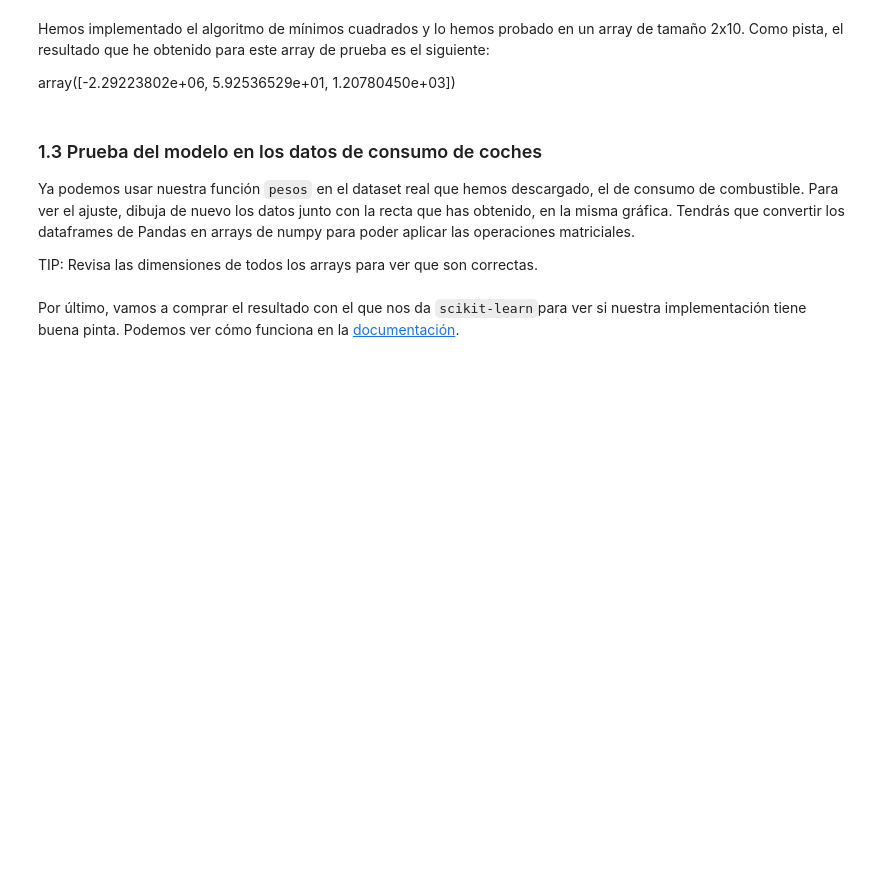
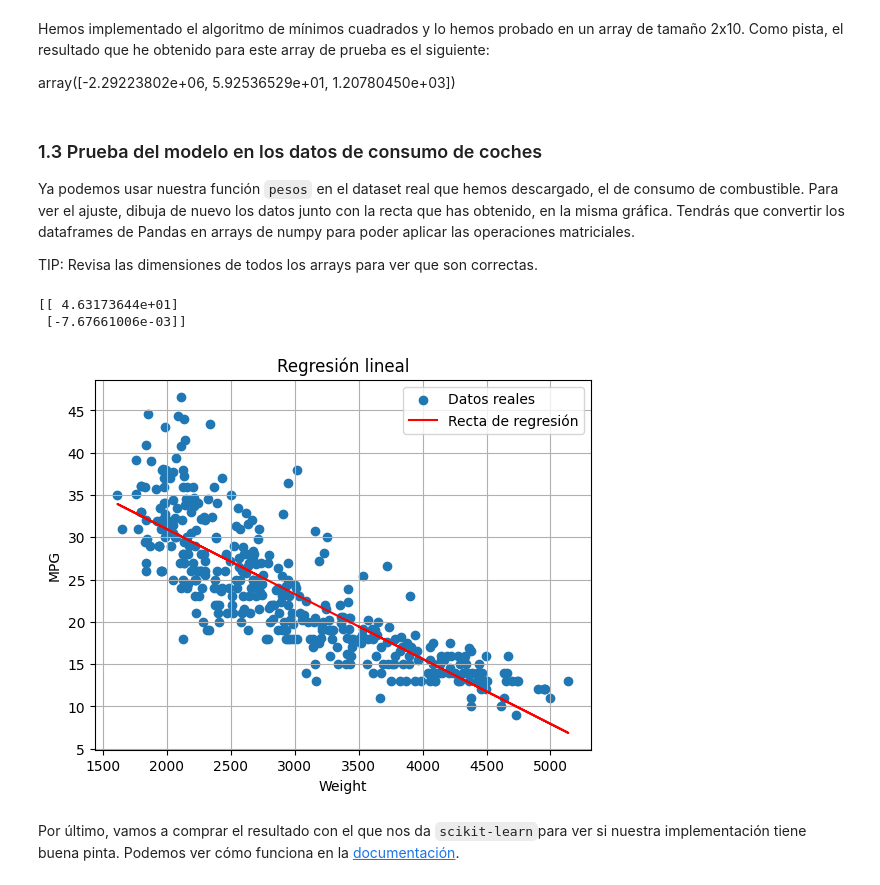
Before and after one commit to Amzsergio/Keepcoding, a Jupyter notebook: ALG-PRACTICA_propuesta.ipynb, the cells around one changed output. Drawn from its saved outputs; the diff is of its cells as text; code cells hidden in the pictures; blank space fills up the shorter version.

```diff
--- a/ALG-PRACTICA_propuesta.ipynb
+++ b/ALG-PRACTICA_propuesta.ipynb
@@ -40,8 +40,8 @@ from ucimlrepo import fetch_ucirepo
 auto_mpg = fetch_ucirepo(id=9)
 
 # data (as pandas dataframes)
-X = auto_mpg.data.features
-y = auto_mpg.data.targets
+X_df = auto_mpg.data.features
+y_dt = auto_mpg.data.targets
 
 # metadata
 print(auto_mpg.metadata)
@@ -310,6 +296,48 @@ Ya podemos usar nuestra función `pesos` en el dataset real que hemos descargado
 
 TIP: Revisa las dimensiones de todos los arrays para ver que son correctas.
 # %%
-# TODO Aplica el modelo y dibuja la recta junto con los datos
+# Vuelvo a traer limpio mi dataset
+from ucimlrepo import fetch_ucirepo
+
+# fetch dataset
+auto_mpg = fetch_ucirepo(id=9)
+
+# data (as pandas dataframes)
+X_df = auto_mpg.data.features
+y_dt = auto_mpg.data.targets
+# %%
+# TODO Aplica el modelo y dibuja la recta junto con los datos
+import matplotlib.pyplot as plt
+
+#Limpio el dataset de los valores nulos
+clean_null_data(X_df)
+
+# Extraigo la variable independiente "Weight" en array
+X_array = X_df[['weight']].values
+
+# Transformo data target a arrays
+y_array = y_dt.to_numpy()
+
+# aplico modelo con la variable weight
+
+W = pesos_ols(X_array, y_array)
+print(W)
+
+# Predicción con el modelo: y_pred = w0 + w1 * x
+y_pred = W[0] + W[1] * X_array
+
+
+plt.scatter(X_array, y_array, label='Datos reales')
+plt.plot(X_array, y_pred, color='red', label='Recta de regresión')
+plt.xlabel('Weight')
+plt.ylabel('MPG')
+plt.legend()
+plt.title('Regresión lineal')
+plt.grid(True)
+plt.show()
+# %% [output]
+[[ 4.63173644e+01]
+ [-7.67661006e-03]]
+[figure, added]
 # %% [markdown]
 Por último, vamos a comprar el resultado con el que nos da `scikit-learn`para ver si nuestra implementación tiene buena pinta. Podemos ver cómo funciona en la [documentación](https://scikit-learn.org/stable/modules/generated/sklearn.linear_model.LinearRegression.html).
```
Also changed, not shown: parts of 21 cells of this notebook.
